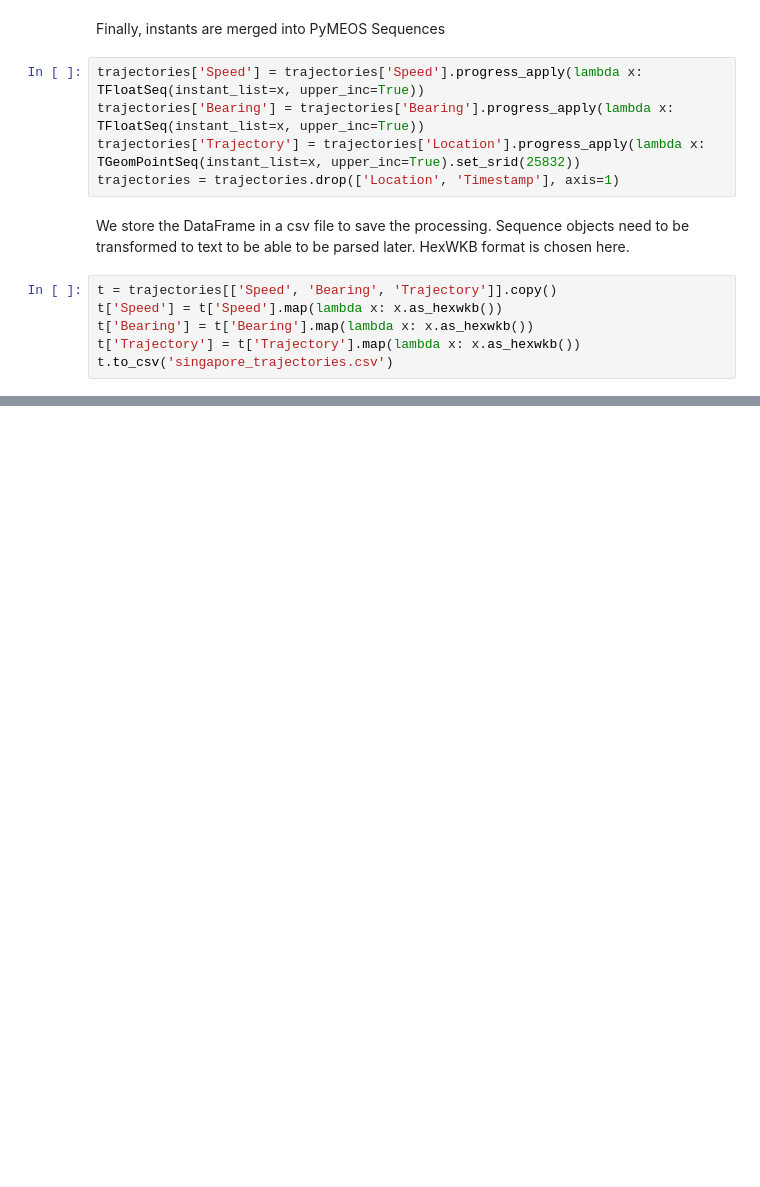
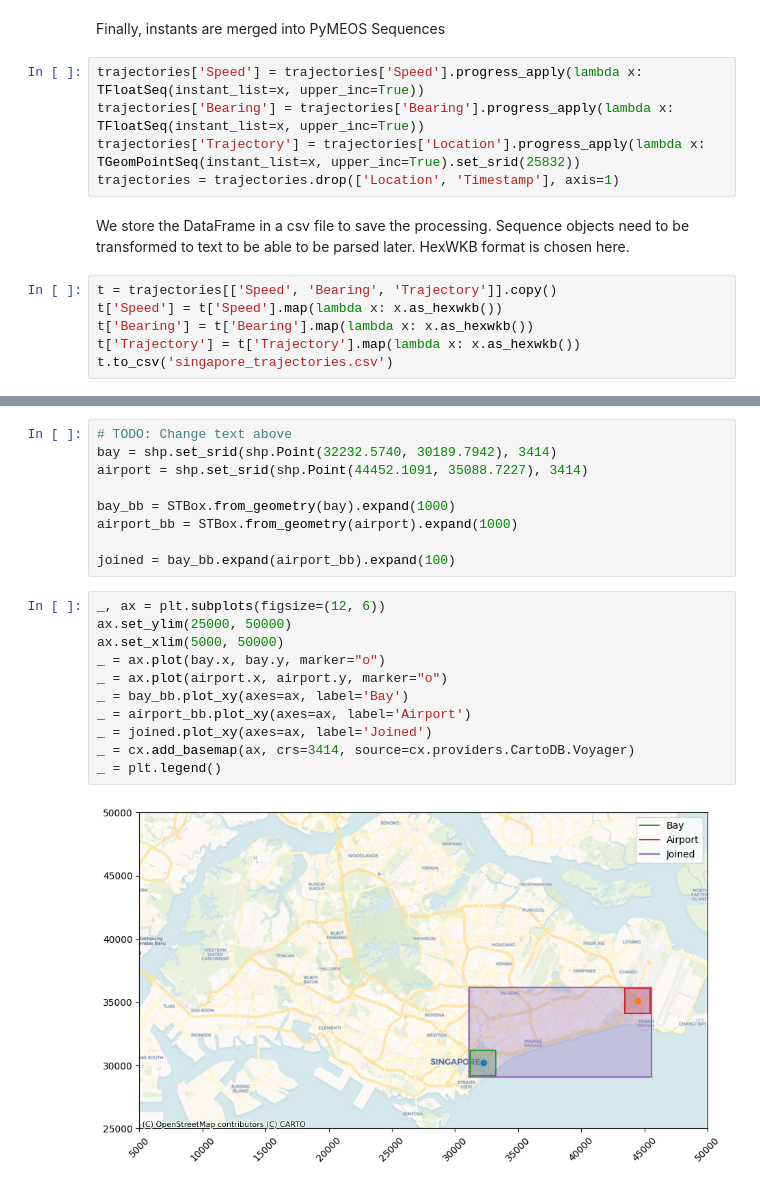
Before and after one commit to Diviloper/PyMEOS-demo, a Jupyter notebook: ACM-Singapore/PyMEOS-ACM.ipynb, the cells around one changed output, grey strips where cells are left out. Saved outputs shown, nothing was run; the diff lists cells and outputs as text; blank space fills up the shorter version.

```diff
--- a/ACM-Singapore/PyMEOS-ACM.ipynb
+++ b/ACM-Singapore/PyMEOS-ACM.ipynb
@@ -166,0 +167,22 @@ trajectories.head()
+# %%
+# TODO: Change text above
+bay = shp.set_srid(shp.Point(32232.5740, 30189.7942), 3414)
+airport = shp.set_srid(shp.Point(44452.1091, 35088.7227), 3414)
+
+bay_bb = STBox.from_geometry(bay).expand(1000)
+airport_bb = STBox.from_geometry(airport).expand(1000)
+
+joined = bay_bb.expand(airport_bb).expand(100)
+# %%
+_, ax = plt.subplots(figsize=(12, 6))
+ax.set_ylim(25000, 50000)
+ax.set_xlim(5000, 50000)
+_ = ax.plot(bay.x, bay.y, marker="o")
+_ = ax.plot(airport.x, airport.y, marker="o")
+_ = bay_bb.plot_xy(axes=ax, label='Bay')
+_ = airport_bb.plot_xy(axes=ax, label='Airport')
+_ = joined.plot_xy(axes=ax, label='Joined')
+_ = cx.add_basemap(ax, crs=3414, source=cx.providers.CartoDB.Voyager)
+_ = plt.legend()
+# %% [output]
+[figure, added]
```
Also changed, not shown: parts of 17 cells of this notebook.
